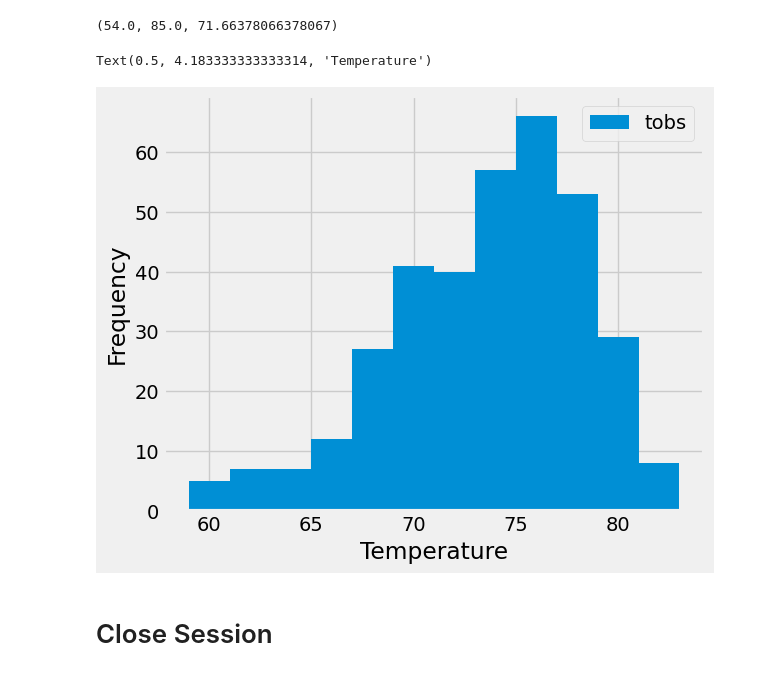
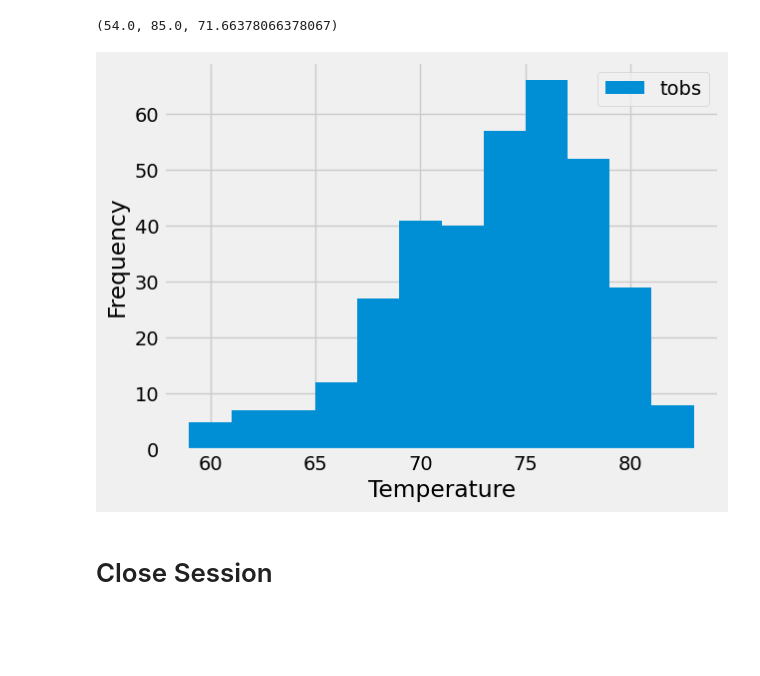
Before and after one commit to TylerWalje/sqlalchemy-challenge, a Jupyter notebook: SurfsUp/sqlalchemy-challenge.ipynb, the cells around one changed output. Cells and saved outputs as stored; diff of their text form; code cells hidden in the pictures; blank space fills up the shorter version.

```diff
--- a/SurfsUp/sqlalchemy-challenge.ipynb
+++ b/SurfsUp/sqlalchemy-challenge.ipynb
@@ -116,9 +116,16 @@ lowtemp, hightemp, avgtemp
 # %%
 # Using the most active station id
 # Query the last 12 months of temperature observation data for this station and plot the results as a histogram
+totaltemperatures = session.query(measurement.tobs).filter(measurement.station == mostactive).filter(measurement.date >= oneyear).all()
+temperatures = [temp[0] for temp in totaltemperatures]
+
+plt.hist(temperatures, bins=12, label='tobs')
+plt.xlabel('Temperature')
+plt.ylabel('Frequency')
+plt.legend()
+plt.show()
 # %% [output]
-Text(0.5, 4.183333333333314, 'Temperature')
-[figure, old version]
+[figure, new version]
 # %% [markdown]
 # Close Session
 # %%
```
